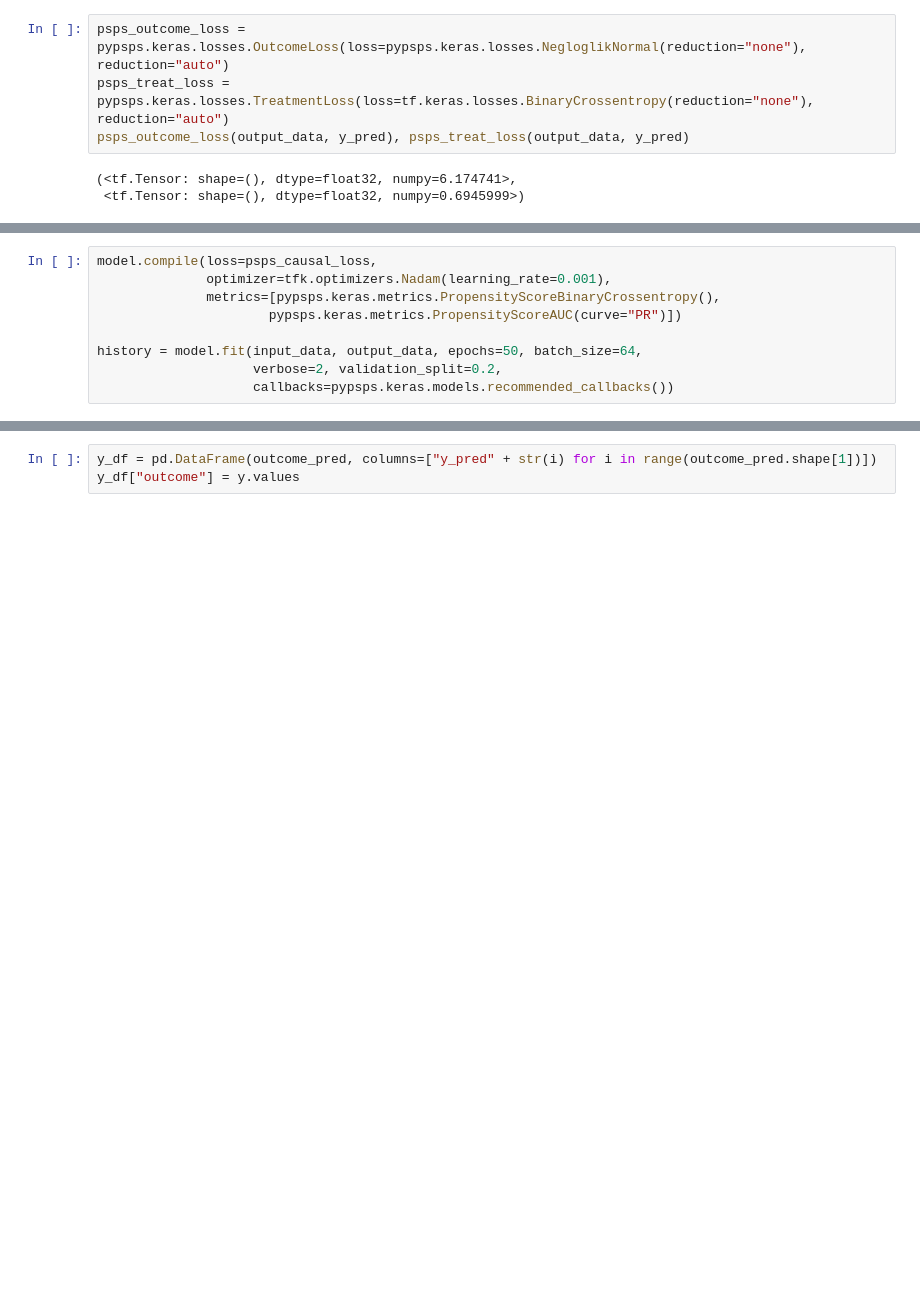
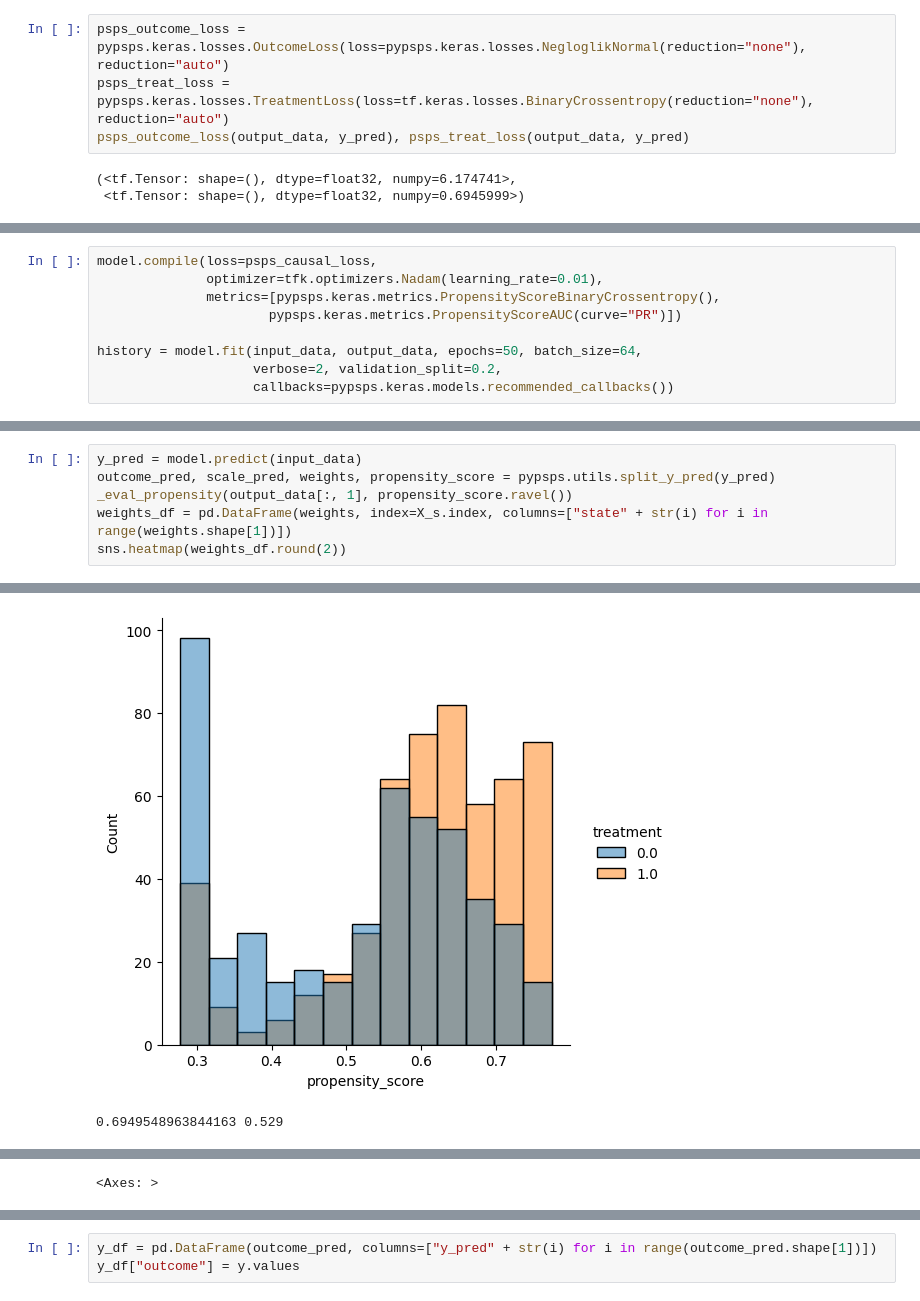
Before and after one commit to gmgeorg/pypsps, a Jupyter notebook: notebooks/pypsps_demo.ipynb, the cells around one changed output, grey strips where cells are left out. Cells and saved outputs as stored; diff of their text form; blank space fills up the shorter version.

```diff
--- a/notebooks/pypsps_demo.ipynb
+++ b/notebooks/pypsps_demo.ipynb
@@ -365,6 +288,6 @@ tf.keras.metrics
 # %%
 model.compile(loss=psps_causal_loss,
-              optimizer=tfk.optimizers.Nadam(learning_rate=0.001),
+              optimizer=tfk.optimizers.Nadam(learning_rate=0.01),
               metrics=[pypsps.keras.metrics.PropensityScoreBinaryCrossentropy(),
                       pypsps.keras.metrics.PropensityScoreAUC(curve="PR")])
 
@@ -436,0 +332,7 @@ sns.displot(pd.Series(propensity_score.ravel()))
+# %%
+y_pred = model.predict(input_data)
+outcome_pred, scale_pred, weights, propensity_score = pypsps.utils.split_y_pred(y_pred)
+_eval_propensity(output_data[:, 1], propensity_score.ravel())
+weights_df = pd.DataFrame(weights, index=X_s.index, columns=["state" + str(i) for i in range(weights.shape[1])])
+sns.heatmap(weights_df.round(2))
+# %% [output]
@@ -436,0 +340,2 @@ sns.displot(pd.Series(propensity_score.ravel()))
+[figure, added]
+0.6949548963844163 0.529
@@ -436,0 +343 @@ sns.displot(pd.Series(propensity_score.ravel()))
+<Axes: >
```
Also changed, not shown: parts of 29 cells of this notebook, 3 other files.
